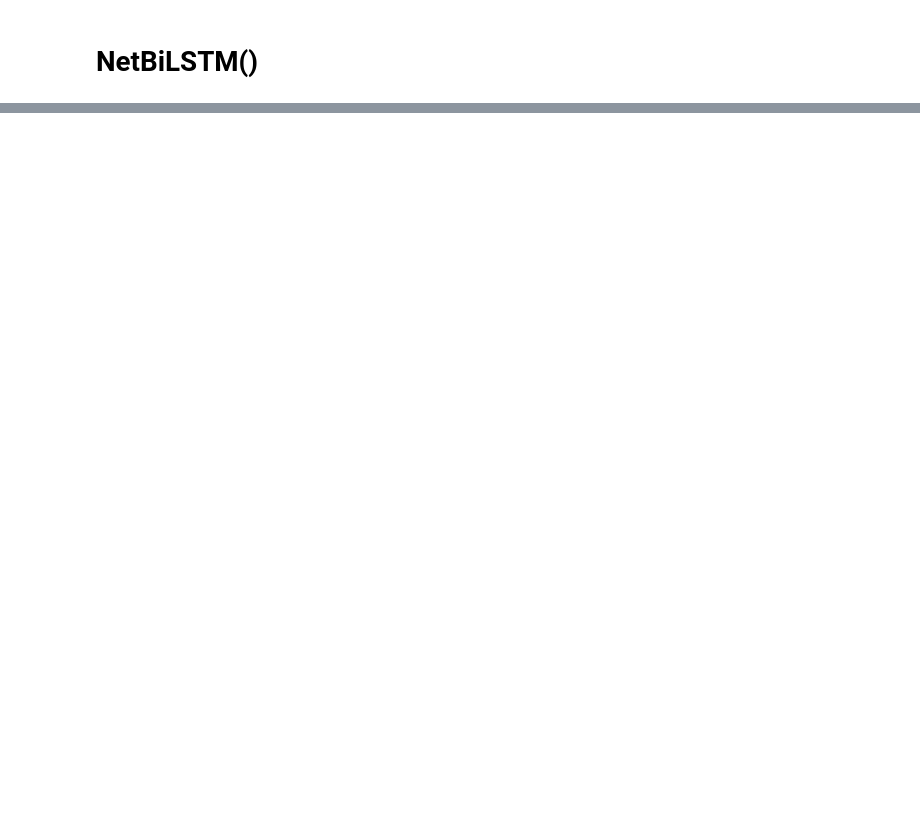
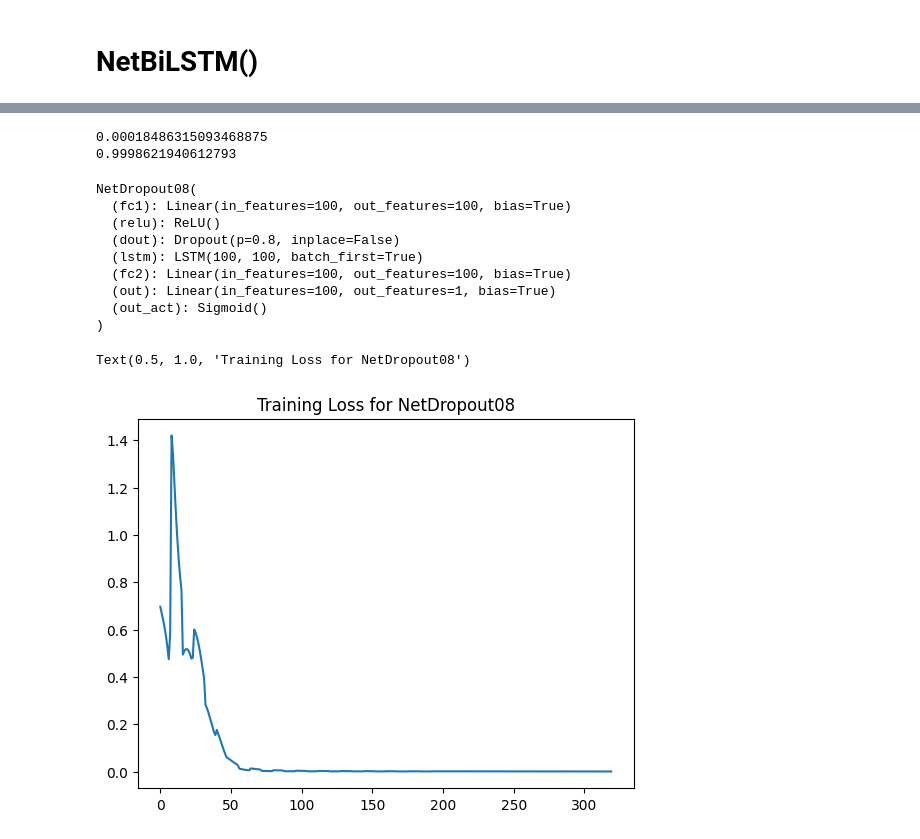
Before and after one commit to fubotz/BMT_2025S, a Jupyter notebook: week5_files/toy_lstm_pytorch_binaryclassifier_BMT2025S_SCHAMBECK_Fabian.ipynb, the cells around one changed output, grey strips where cells are left out. Drawn from its saved outputs; the diff is of its cells as text; code cells hidden in the pictures; blank space fills up the shorter version.

```diff
--- a/week5_files/toy_lstm_pytorch_binaryclassifier_BMT2025S_SCHAMBECK_Fabian.ipynb
+++ b/week5_files/toy_lstm_pytorch_binaryclassifier_BMT2025S_SCHAMBECK_Fabian.ipynb
@@ -338,0 +562,70 @@ plt.title('Training Loss for NetBiLSTM')
+# %%
+#set model to evaluation mode and get predictions
+model.eval()
+
+#prediction
+x_t = torch.randn(1, 5000, 100)     #create test sample (batch size=1)
+x_t = x_t.to(device)
+y_logit, y_prob = model(x_t)        #curve centered at 0 (--> label 0)
+print(y_prob.item())
+
+x_1_t = torch.randn(1, 5000, 100) + 1.5     #create test sample but shifted (batch size=1)
+x_1_t = x_1_t.to(device)
+y1_logit, y1_prob = model(x_1_t)    #curve centered at 1.5 (--> label 1)
+print(y1_prob.item())
+# %% [output]
+0.00018486315093468875
+0.9998621940612793
+# %%
+#initialize the model
+model = NetDropout08()
+model = model.to(device)
+
+#print architecture
+print(model)
+
+#define optimizer and loss function
+opt = optim.Adam(model.parameters(), lr=1e-3)
+criterion = nn.BCEWithLogitsLoss()
+
+#traning loop
+e_losses = []
+num_epochs = 20
+batch_size = 64
+
+for e in range(num_epochs):
+    model.train()
+    loss_batch = []
+    for beg_i in range(0, X.size(0), batch_size):
+        x_batch = X[beg_i:beg_i + batch_size, :]
+        y_batch = Y[beg_i:beg_i + batch_size, :]
+        x_batch = x_batch.to(device)
+        y_batch = y_batch.to(device)
+
+        opt.zero_grad()
+
+        y_logits, y_probs = model(x_batch)
+
+        loss = criterion(y_logits, y_batch)
+        loss_batch.append(loss.item())
+
+        loss.backward()
+        opt.step()
+
+    e_losses += loss_batch
+
+#plot loss over epochs (tracks batch-level losses; NOT epoch-averaged)
+plt.plot(e_losses)
+plt.title('Training Loss for NetDropout08')
+# %% [output]
+NetDropout08(
+  (fc1): Linear(in_features=100, out_features=100, bias=True)
+  (relu): ReLU()
+  (dout): Dropout(p=0.8, inplace=False)
+  (lstm): LSTM(100, 100, batch_first=True)
+  (fc2): Linear(in_features=100, out_features=100, bias=True)
+  (out): Linear(in_features=100, out_features=1, bias=True)
+  (out_act): Sigmoid()
+)
+Text(0.5, 1.0, 'Training Loss for NetDropout08')
+[figure, added]
```
Also changed, not shown: parts of 19 cells of this notebook.
